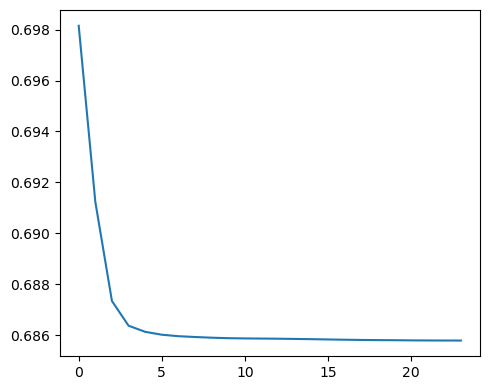
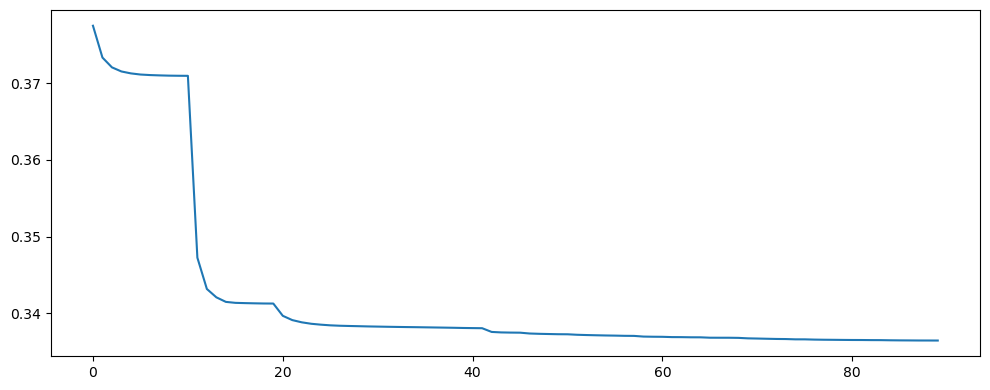
Code edit (unified diff) that turned the first committed figure into the second:
--- before
+++ after
@@ -1,6 +1,6 @@
-plt.figure(figsize=(5,4))
-# plt.subplot(1,2,1)
-# plt.plot(km.dvals)
-# plt.subplot(1,2,2)
+plt.figure(figsize=(10,4))
+plt.plot(km.qvals)
+plt.show()
+plt.figure(figsize=(10,4))
 plt.plot(km.qvals2)
 plt.show()

Commit: ...